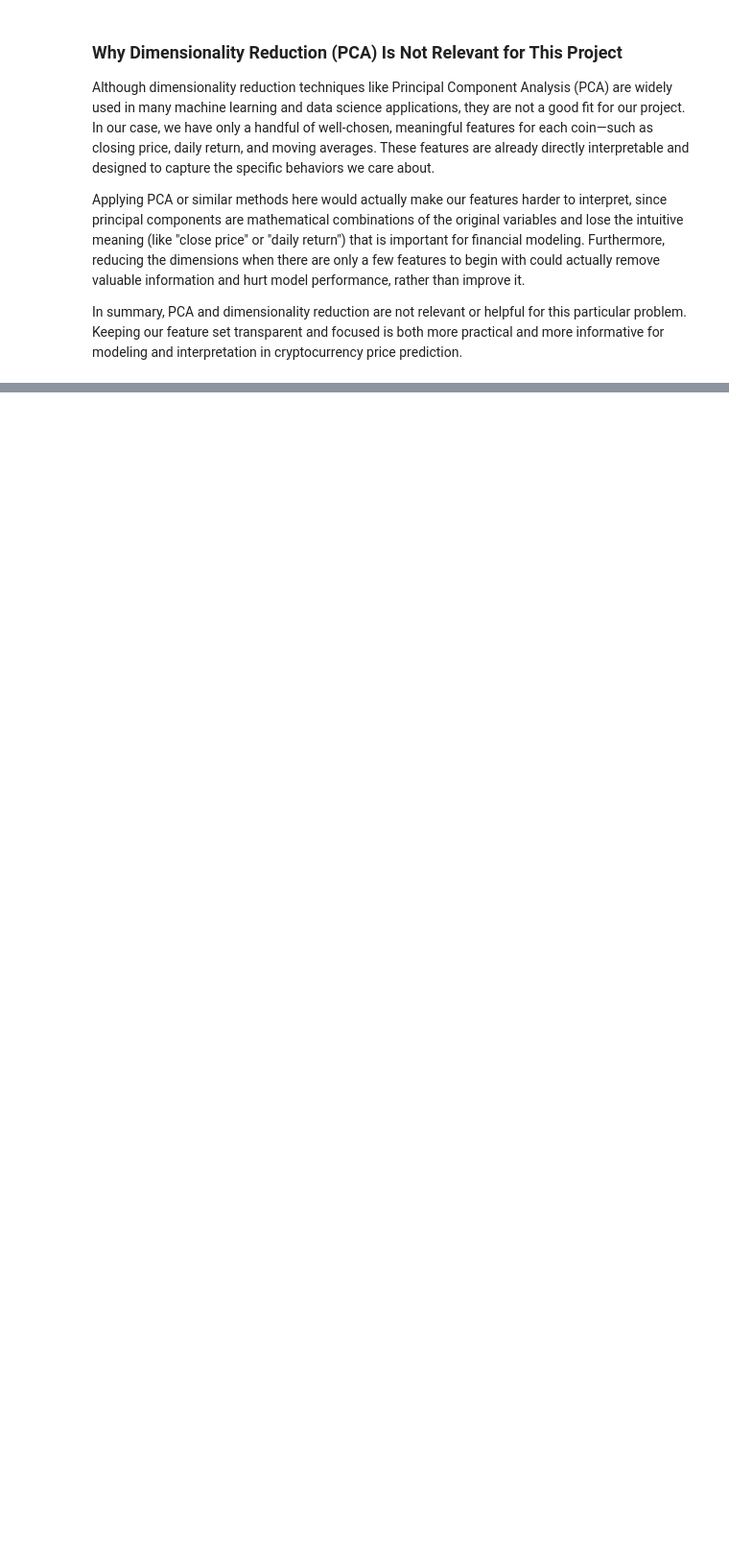
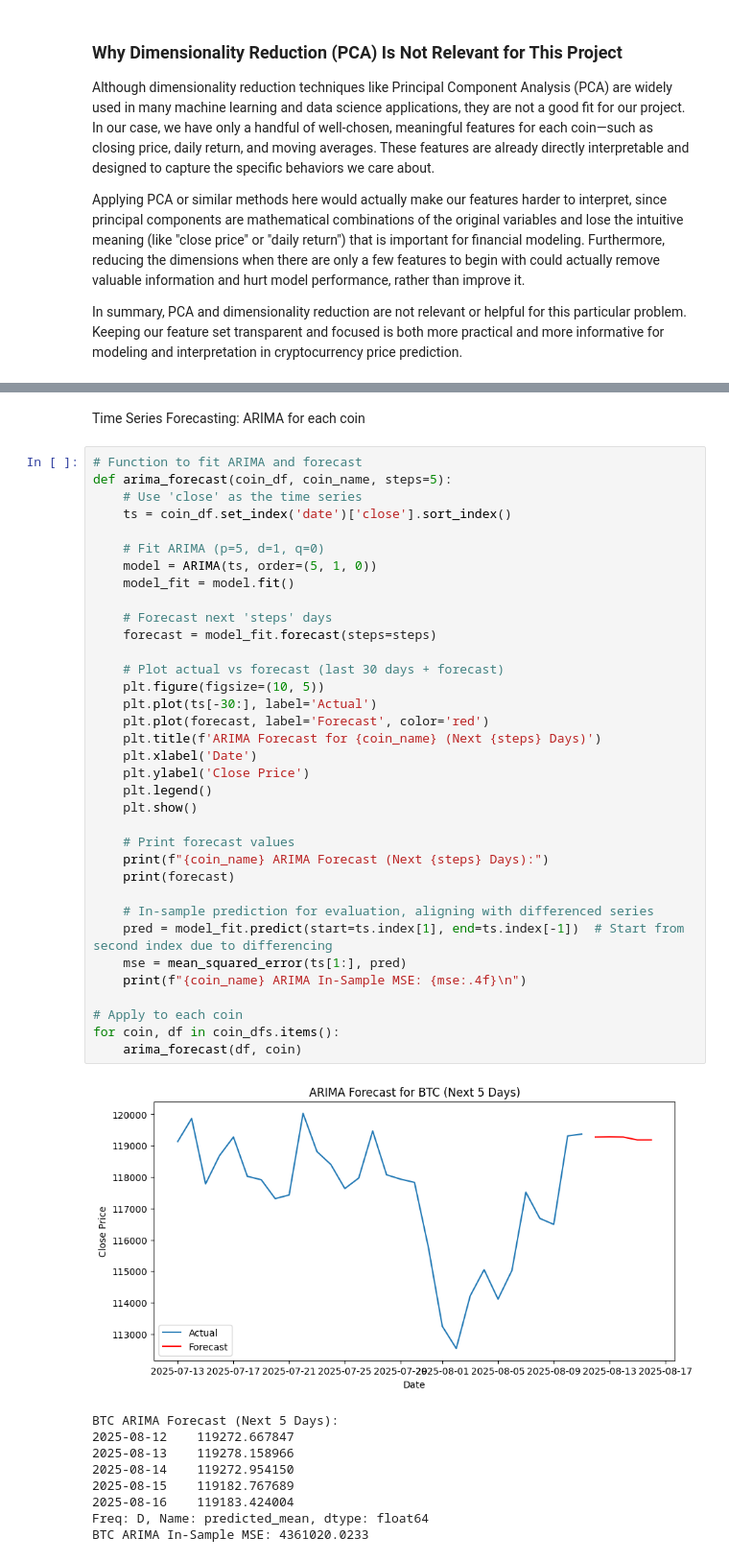
Before and after one commit to Eris-Leksi/Cryptocurrency-Price-Prediction-Models-, a Jupyter notebook: script.ipynb, the cells around one changed output, grey strips where cells are left out. Shown at 96% size. Drawn from its saved outputs; the diff is of its cells as text; blank space fills up the shorter version.

Commit message:
Added modeling , algorithms and prediction.

```diff
--- a/script.ipynb
+++ b/script.ipynb
@@ -598,0 +635,47 @@ In summary, PCA and dimensionality reduction are not relevant or helpful for thi
+# %% [markdown]
+Time Series Forecasting: ARIMA for each coin
+# %%
+# Function to fit ARIMA and forecast
+def arima_forecast(coin_df, coin_name, steps=5):
+    # Use 'close' as the time series
+    ts = coin_df.set_index('date')['close'].sort_index()
+
+    # Fit ARIMA (p=5, d=1, q=0)
+    model = ARIMA(ts, order=(5, 1, 0))
+    model_fit = model.fit()
+
+    # Forecast next 'steps' days
+    forecast = model_fit.forecast(steps=steps)
+
+    # Plot actual vs forecast (last 30 days + forecast)
+    plt.figure(figsize=(10, 5))
+    plt.plot(ts[-30:], label='Actual')
+    plt.plot(forecast, label='Forecast', color='red')
+    plt.title(f'ARIMA Forecast for {coin_name} (Next {steps} Days)')
+    plt.xlabel('Date')
+    plt.ylabel('Close Price')
+    plt.legend()
+    plt.show()
+
+    # Print forecast values
+    print(f"{coin_name} ARIMA Forecast (Next {steps} Days):")
+    print(forecast)
+
+    # In-sample prediction for evaluation, aligning with differenced series
+    pred = model_fit.predict(start=ts.index[1], end=ts.index[-1])  # Start from second index due to differencing
+    mse = mean_squared_error(ts[1:], pred)
+    print(f"{coin_name} ARIMA In-Sample MSE: {mse:.4f}\n")
+
+# Apply to each coin
+for coin, df in coin_dfs.items():
+    arima_forecast(df, coin)
+# %% [output]
+[figure, added]
+BTC ARIMA Forecast (Next 5 Days):
+2025-08-12    119272.667847
+2025-08-13    119278.158966
+2025-08-14    119272.954150
+2025-08-15    119182.767689
+2025-08-16    119183.424004
+Freq: D, Name: predicted_mean, dtype: float64
+BTC ARIMA In-Sample MSE: 4361020.0233
```
Also changed, not shown: parts of 19 cells of this notebook.
